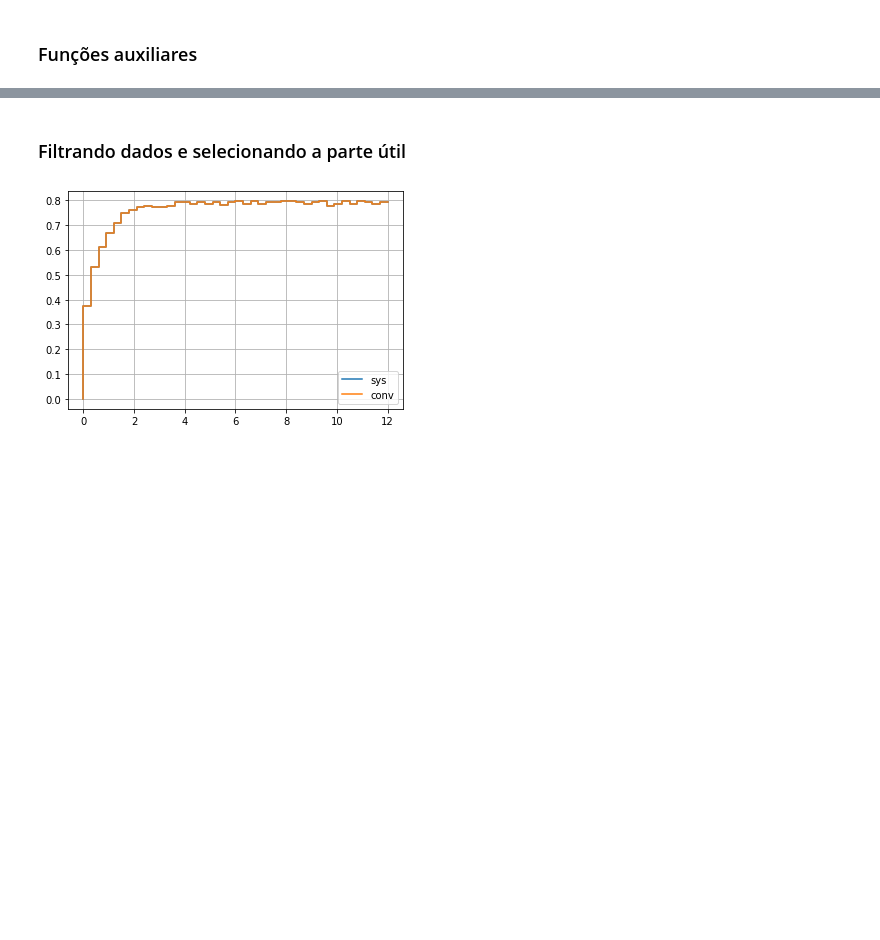
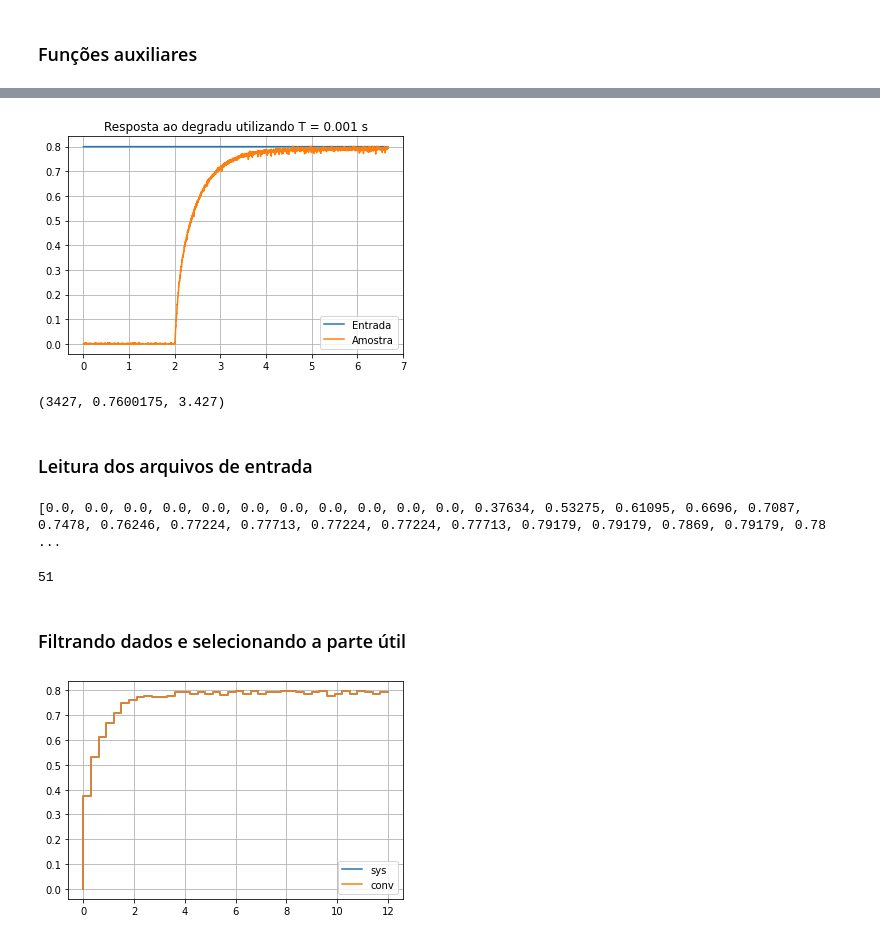
Before and after one commit to RafaelChavesPB/Controle-Digital, a Jupyter notebook: Projeto3 - Sistemas de Controle.ipynb, the cells around one changed output, grey strips where cells are left out. Cells and saved outputs as stored; diff of their text form; code cells hidden in the pictures; blank space fills up the shorter version.

Commit message:
Amostragem Inicial

```diff
--- a/Projeto3 - Sistemas de Controle.ipynb
+++ b/Projeto3 - Sistemas de Controle.ipynb
@@ -19,6 +10,0 @@ t = [.3*x for x in range(0, round(15.3/.3), 1)]
-# %%
-with open ('values_0.3s.txt') as f:
-    line = f.readlines()
-    val = list(map(clean, line[0].split(',')))
-print(val)
-len(val)
@@ -132,0 +122,5 @@ def plotarGraficos(temp, amp, useft, usefv, NAME):
+# %%
+with open ('amostragem/valores.txt') as f:
+    line = f.readlines()
+    val = list(map(clean, line))
+val
@@ -132,0 +145,3 @@ def plotarGraficos(temp, amp, useft, usefv, NAME):
+# %%
+t = [0.001*i for i in range(len(val))]
+t
@@ -132,0 +166,19 @@ def plotarGraficos(temp, amp, useft, usefv, NAME):
+# %%
+v_filtered = moving_average(val, 4)
+# %%
+plt.plot(t, len(t)*[.8], label='Entrada')
+plt.step(t, v_filtered, label='Amostra')
+plt.title('Resposta ao degradu utilizando T = 0.001 s')
+plt.legend()
+plt.grid()
+plt.show()
+# %% [output]
+[figure, added]
+# %%
+t95 = .95*AMP_DEGRAU
+idx = acha_idx(t95, v_filtered)
+idx, v_filtered[idx], t[idx]
+# %% [output]
+(3427, 0.7600175, 3.427)
+# %% [markdown]
+### Leitura dos arquivos de entrada
@@ -133,3 +187,12 @@ def plotarGraficos(temp, amp, useft, usefv, NAME):
+# %%
+with open ('amostragem/values_0.3s.txt') as f:
+    line = f.readlines()
+    val = list(map(clean, line[0].split(',')))
+print(val)
+len(val)
+# %% [output]
+[0.0, 0.0, 0.0, 0.0, 0.0, 0.0, 0.0, 0.0, 0.0, 0.0, 0.0, 0.37634, 0.53275, 0.61095, 0.6696, 0.7087, 0.7478, 0.76246, 0.77224, 0.77713, 0.77224, 0.77224, 0.77713, 0.79179, 0.79179, 0.7869, 0.79179, 0.78 ...
+51
 # %% [markdown]
 ### Filtrando dados e selecionando a parte útil
 # %%
```
Also changed, not shown: parts of 20 cells of this notebook, 4 other files.
